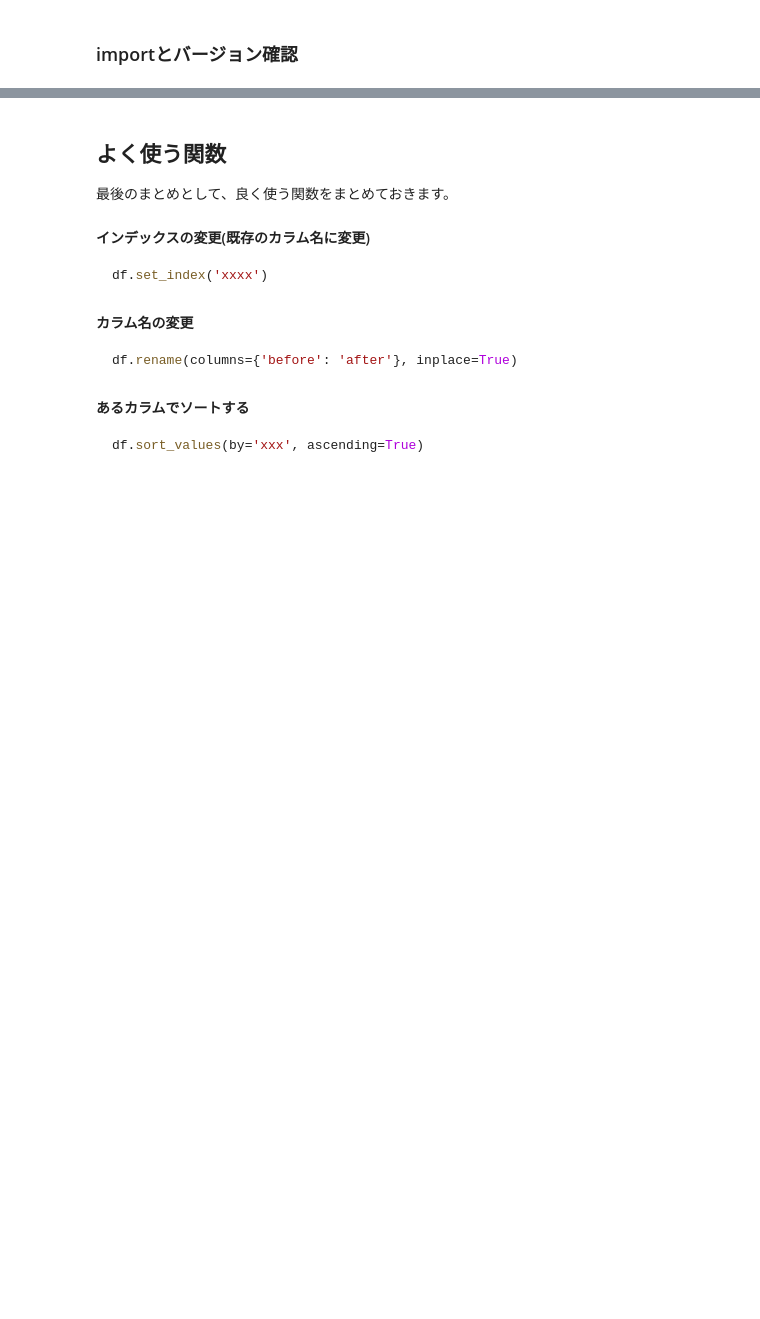
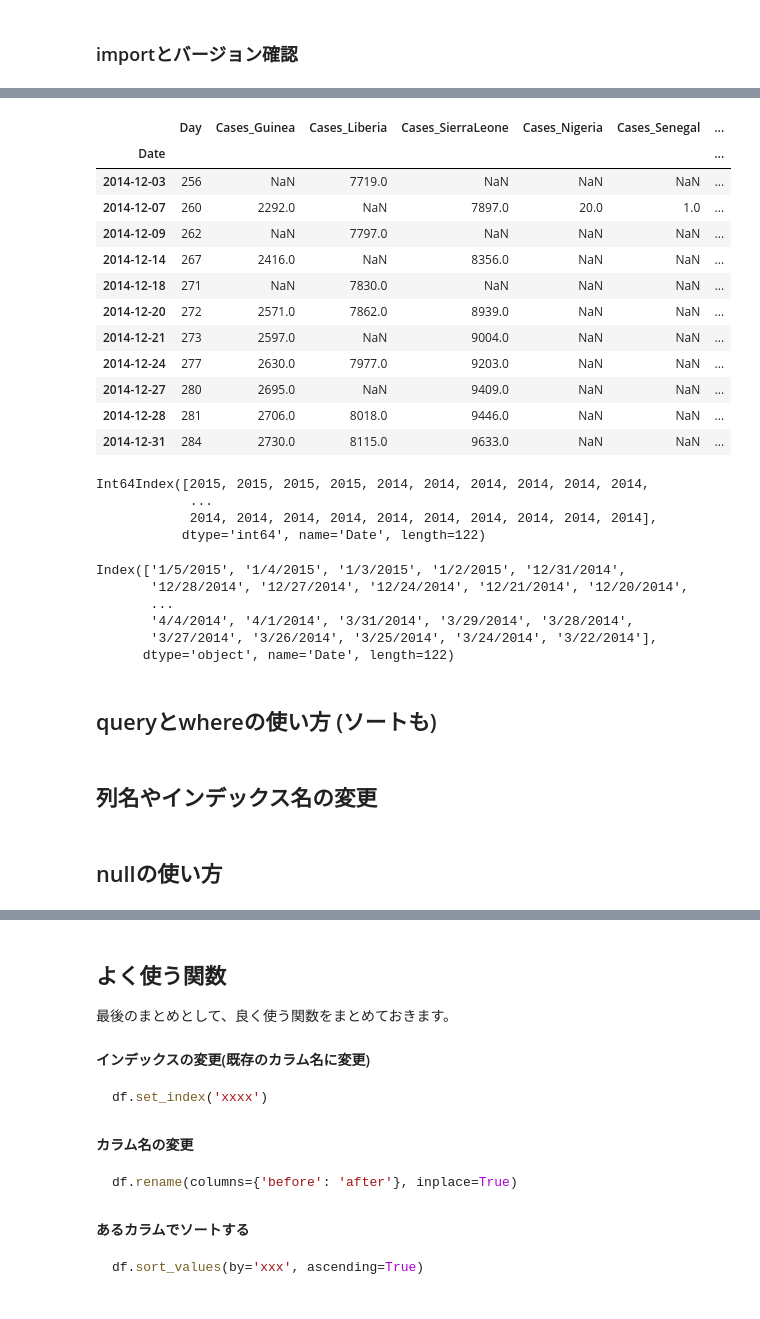
Before and after one commit to hiroshi0530/wa-src, a Jupyter notebook: article/library/pandas/pandas_nb.ipynb, the cells around one changed output, grey strips where cells are left out. Drawn from its saved outputs; the diff is of its cells as text; code cells hidden in the pictures; blank space fills up the shorter version.

```diff
--- a/article/library/pandas/pandas_nb.ipynb
+++ b/article/library/pandas/pandas_nb.ipynb
@@ -395,0 +210,2 @@ sns.pairplot(iris, hue="species")
+# %%
+df.rename(index={'Date':'YYYYMMDD'}, inplace=True)
@@ -395,0 +245,3 @@ sns.pairplot(iris, hue="species")
+# %%
+df.index = pd.to_datetime(df.index, format='%m/%d/%Y')
+df.index
@@ -395,0 +303,38 @@ sns.pairplot(iris, hue="species")
+# %%
+df['2014-12'].sort_index(ascending=True)
+# %% [output]
+|  | Day | Cases_Guinea | Cases_Liberia | Cases_SierraLeone | Cases_Nigeria | Cases_Senegal | ... |
+| Date |  |  |  |  |  |  | ... |
+| 2014-12-03 | 256 | NaN | 7719.0 | NaN | NaN | NaN | ... |
+| 2014-12-07 | 260 | 2292.0 | NaN | 7897.0 | 20.0 | 1.0 | ... |
+| 2014-12-09 | 262 | NaN | 7797.0 | NaN | NaN | NaN | ... |
+| 2014-12-14 | 267 | 2416.0 | NaN | 8356.0 | NaN | NaN | ... |
+| 2014-12-18 | 271 | NaN | 7830.0 | NaN | NaN | NaN | ... |
+| 2014-12-20 | 272 | 2571.0 | 7862.0 | 8939.0 | NaN | NaN | ... |
+| 2014-12-21 | 273 | 2597.0 | NaN | 9004.0 | NaN | NaN | ... |
+| 2014-12-24 | 277 | 2630.0 | 7977.0 | 9203.0 | NaN | NaN | ... |
+| 2014-12-27 | 280 | 2695.0 | NaN | 9409.0 | NaN | NaN | ... |
+| 2014-12-28 | 281 | 2706.0 | 8018.0 | 9446.0 | NaN | NaN | ... |
+| 2014-12-31 | 284 | 2730.0 | 8115.0 | 9633.0 | NaN | NaN | ... |
+# %%
+df.index.year
+# %% [output]
+Int64Index([2015, 2015, 2015, 2015, 2014, 2014, 2014, 2014, 2014, 2014,
+            ...
+            2014, 2014, 2014, 2014, 2014, 2014, 2014, 2014, 2014, 2014],
+           dtype='int64', name='Date', length=122)
+# %%
+df.index
+# %% [output]
+Index(['1/5/2015', '1/4/2015', '1/3/2015', '1/2/2015', '12/31/2014',
+       '12/28/2014', '12/27/2014', '12/24/2014', '12/21/2014', '12/20/2014',
+       ...
+       '4/4/2014', '4/1/2014', '3/31/2014', '3/29/2014', '3/28/2014',
+       '3/27/2014', '3/26/2014', '3/25/2014', '3/24/2014', '3/22/2014'],
+      dtype='object', name='Date', length=122)
+# %% [markdown]
+## queryとwhereの使い方 (ソートも)
+# %% [markdown]
+## 列名やインデックス名の変更
+# %% [markdown]
+## nullの使い方
```
Also changed, not shown: parts of 58 cells of this notebook, 6 other files.
